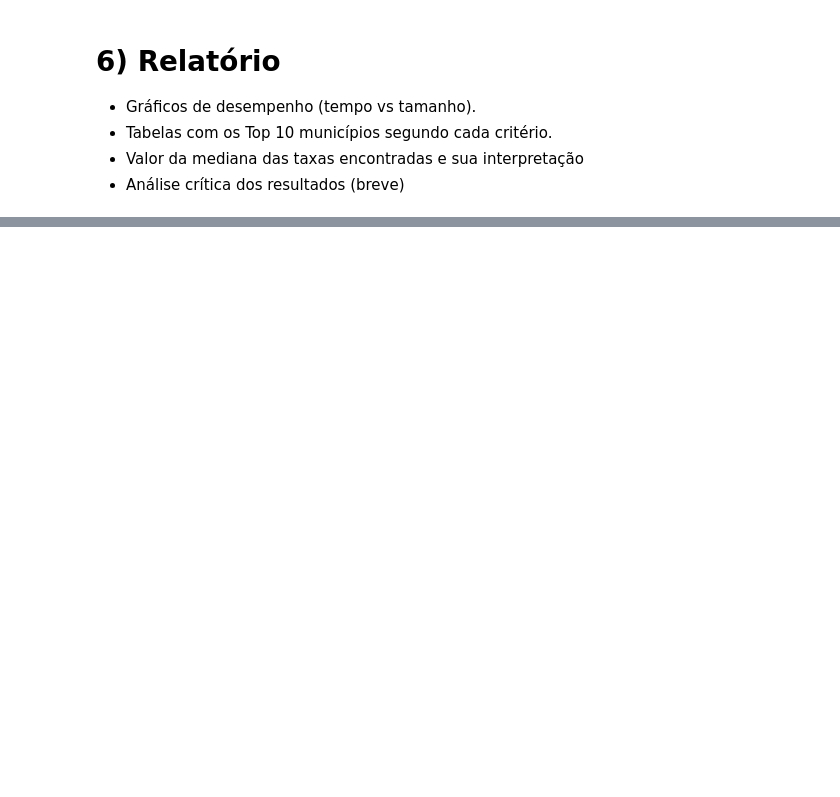
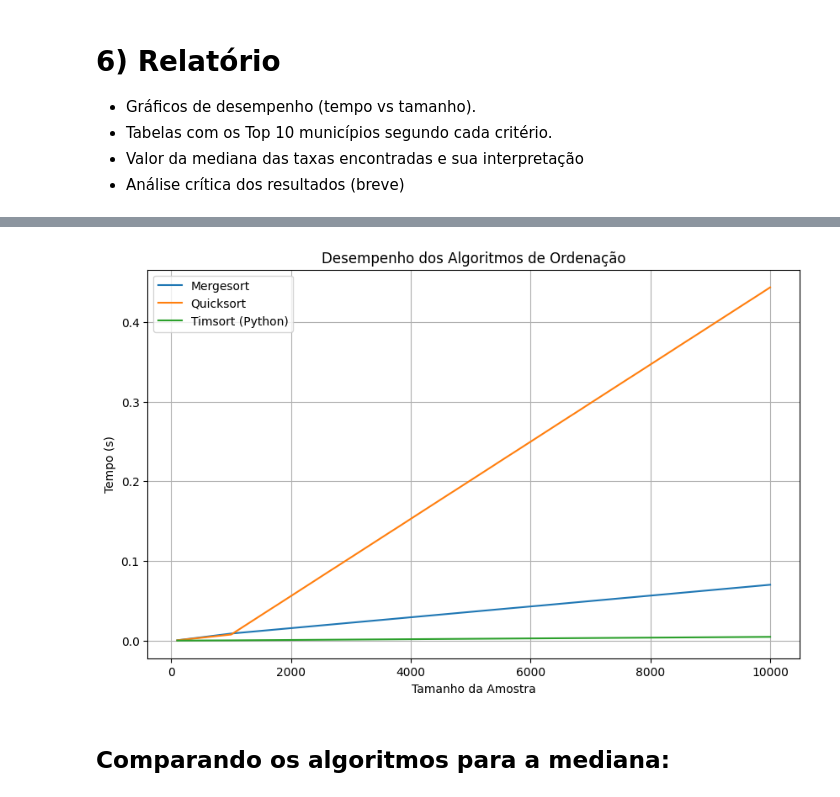
Before and after one commit to stepsbtw/Algoritmos, a Jupyter notebook: algorithms_assignment_1.ipynb, the cells around one changed output, grey strips where cells are left out. Saved outputs shown, nothing was run; the diff lists cells and outputs as text; code cells hidden in the pictures; blank space fills up the shorter version.

```diff
--- a/algorithms_assignment_1.ipynb
+++ b/algorithms_assignment_1.ipynb
@@ -628,0 +633,28 @@ Quickmedian: 17.40956950187683 - 0.0189
+# %%
+times_m_death_inc, times_q_death_inc, times_s_death_inc = [], [], []
+
+for n in sample_sizes:
+  idx = list(range(n))
+  print(f"List Size = {n}")
+  sample = df_full.sample(n)
+  data = list(sample["last_available_death_rate"])
+
+  idx_m, idx_q, idx_s = idx.copy(), idx.copy(), idx.copy()
+
+  # Mergesort
+  start = time.time()
+  mergesort(idx_m, compare=(lambda i, j: data[i] >= data[j]))
+  times_m_death_inc.append(time.time() - start)
+  print(f"Mergesort: {time.time()-start}")
+
+  # Quicksort
+  start = time.time()
+  quicksort(idx_q, compare=(lambda i, j: data[i] >= data[j]))
+  times_q_death_inc.append(time.time() - start)
+  print(f"Quicksort: {time.time()-start}")
+
+  # Timsort (Python sort)
+  start = time.time()
+  idx_s.sort(key=(lambda i: data[i]), reverse=True)
+  times_s_death_inc.append(time.time() - start)
+  print(f"Python Sort: {time.time()-start}\n")
@@ -730,0 +749,6 @@ benchmark_medians(sizes=[100, 500, 1000, 5000, 10000], repeats=3)
+# %%
+plot_benchmark(sample_sizes, times_m_death_inc, times_q_death_inc, times_s_death_inc)
+# %% [output]
+[figure, added]
+# %% [markdown]
+## Comparando os algoritmos para a mediana:
```
Also changed, not shown: parts of 58 cells of this notebook.
